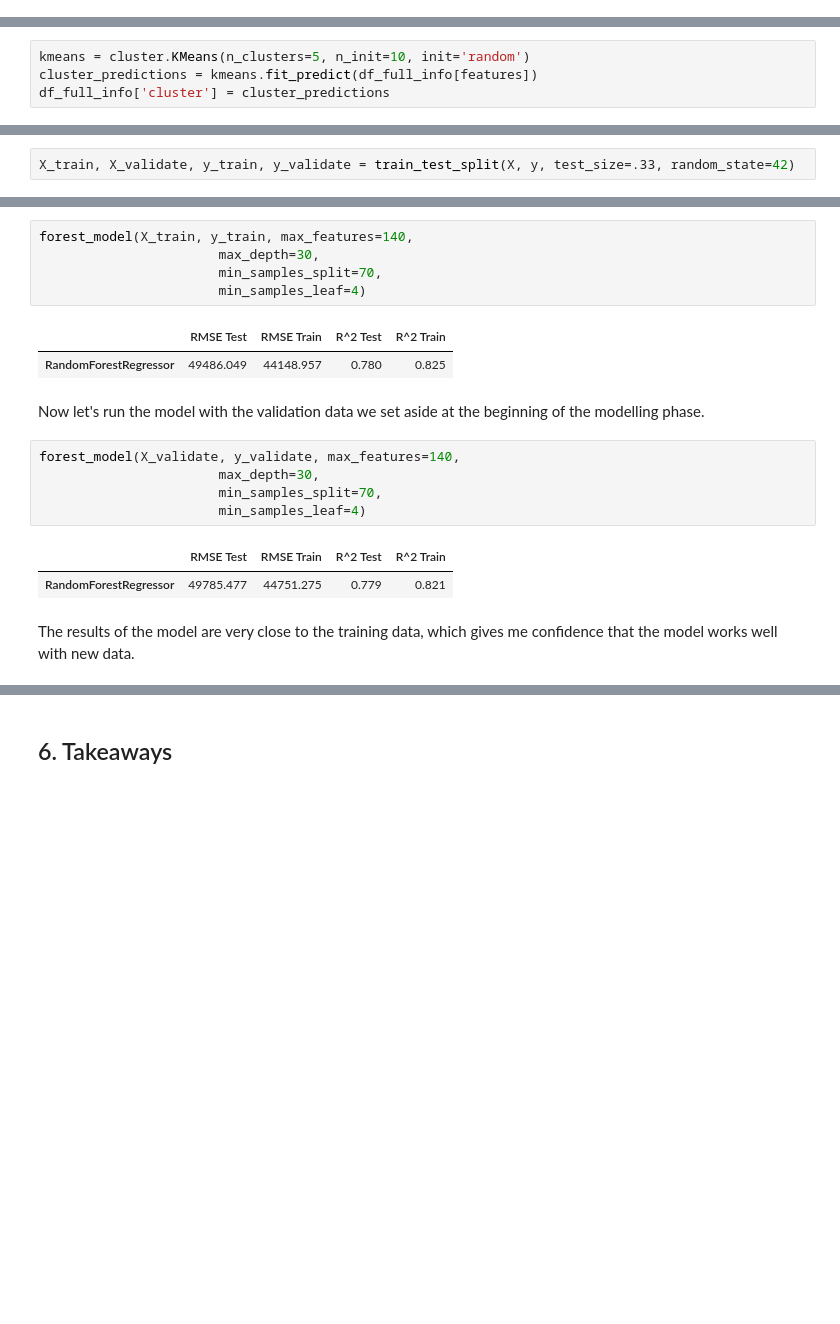
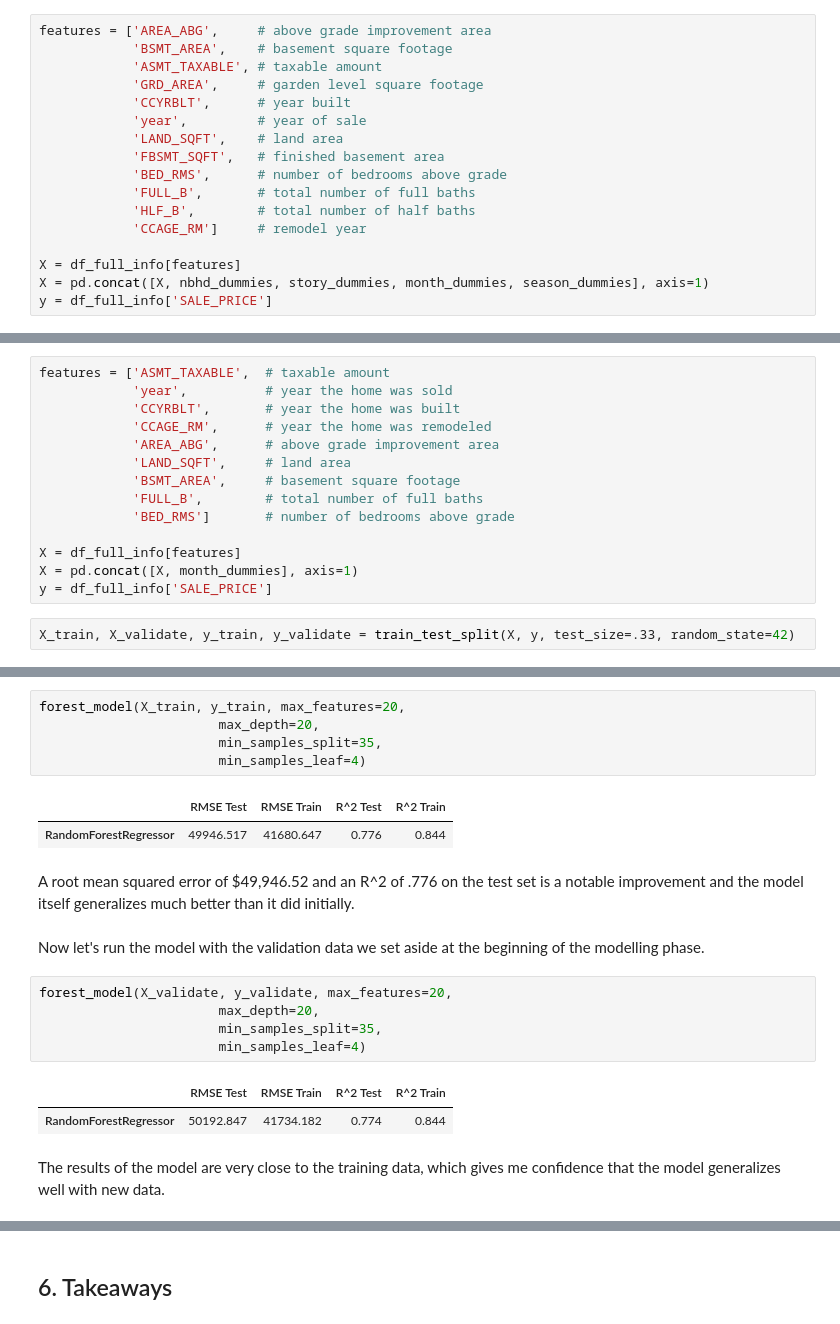
Before and after one commit to trcasey/denver_housing_predictor, a Jupyter notebook: Capstone Report - Denver Real Estate.ipynb, the cells around one changed output, grey strips where cells are left out. Cells and saved outputs as stored; diff of their text form; blank space fills up the shorter version.

```diff
--- a/Capstone Report - Denver Real Estate.ipynb
+++ b/Capstone Report - Denver Real Estate.ipynb
@@ -322,3 +428,20 @@ X = pd.concat([X, nbhd_dummies, story_dummies, month_dummies, season_dummies], a
+# %%
+features = ['AREA_ABG',     # above grade improvement area
+            'BSMT_AREA',    # basement square footage
+            'ASMT_TAXABLE', # taxable amount
+            'GRD_AREA',     # garden level square footage
+            'CCYRBLT',      # year built
+            'year',         # year of sale
+            'LAND_SQFT',    # land area
+            'FBSMT_SQFT',   # finished basement area
+            'BED_RMS',      # number of bedrooms above grade
+            'FULL_B',       # total number of full baths
+            'HLF_B',        # total number of half baths
+            'CCAGE_RM']     # remodel year
+
+X = df_full_info[features]
+X = pd.concat([X, nbhd_dummies, story_dummies, month_dummies, season_dummies], axis=1)
+y = df_full_info['SALE_PRICE']
 # %% [markdown]
 Now, the data will be split into training and validation sets. The training set will be used to refine the models, and once the refinement is done, the validation set will be used to see how accurate the model is with new data.
 # %%
@@ -416,4 +536,0 @@ from sklearn import cluster
-# %%
-kmeans = cluster.KMeans(n_clusters=5, n_init=10, init='random')
-cluster_predictions = kmeans.fit_predict(df_full_info[features])
-df_full_info['cluster'] = cluster_predictions
@@ -467,2 +570,16 @@ y = df_full_info['SALE_PRICE']
+# %%
+features = ['ASMT_TAXABLE',  # taxable amount
+            'year',          # year the home was sold
+            'CCYRBLT',       # year the home was built
+            'CCAGE_RM',      # year the home was remodeled
+            'AREA_ABG',      # above grade improvement area
+            'LAND_SQFT',     # land area
+            'BSMT_AREA',     # basement square footage
+            'FULL_B',        # total number of full baths
+            'BED_RMS']       # number of bedrooms above grade
+
+X = df_full_info[features]
+X = pd.concat([X, month_dummies], axis=1)
+y = df_full_info['SALE_PRICE']
 # %%
 X_train, X_validate, y_train, y_validate = train_test_split(X, y, test_size=.33, random_state=42)
@@ -476,20 +601,22 @@ It's still overfitting, but it does perform slightly better with the reduced fea
 # %%
-forest_model(X_train, y_train, max_features=140,
-                       max_depth=30,
-                       min_samples_split=70,
+forest_model(X_train, y_train, max_features=20,
+                       max_depth=20,
+                       min_samples_split=35,
                        min_samples_leaf=4)
 # %% [output]
 |  | RMSE Test | RMSE Train | R^2 Test | R^2 Train |
-| RandomForestRegressor | 49486.049 | 44148.957 | 0.780 | 0.825 |
+| RandomForestRegressor | 49946.517 | 41680.647 | 0.776 | 0.844 |
+# %% [markdown]
+A root mean squared error of \$49,946.52 and an R^2 of .776 on the test set is a notable improvement and the model itself generalizes much better than it did initially.
 # %% [markdown]
 Now let's run the model with the validation data we set aside at the beginning of the modelling phase.
 # %%
-forest_model(X_validate, y_validate, max_features=140,
-                       max_depth=30,
-                       min_samples_split=70,
+forest_model(X_validate, y_validate, max_features=20,
+                       max_depth=20,
+                       min_samples_split=35,
                        min_samples_leaf=4)
 # %% [output]
 |  | RMSE Test | RMSE Train | R^2 Test | R^2 Train |
-| RandomForestRegressor | 49785.477 | 44751.275 | 0.779 | 0.821 |
+| RandomForestRegressor | 50192.847 | 41734.182 | 0.774 | 0.844 |
 # %% [markdown]
-The results of the model are very close to the training data, which gives me confidence that the model works well with new data.
+The results of the model are very close to the training data, which gives me confidence that the model generalizes well with new data.
```
Also changed, not shown: parts of 75 cells of this notebook, 1 other file.
